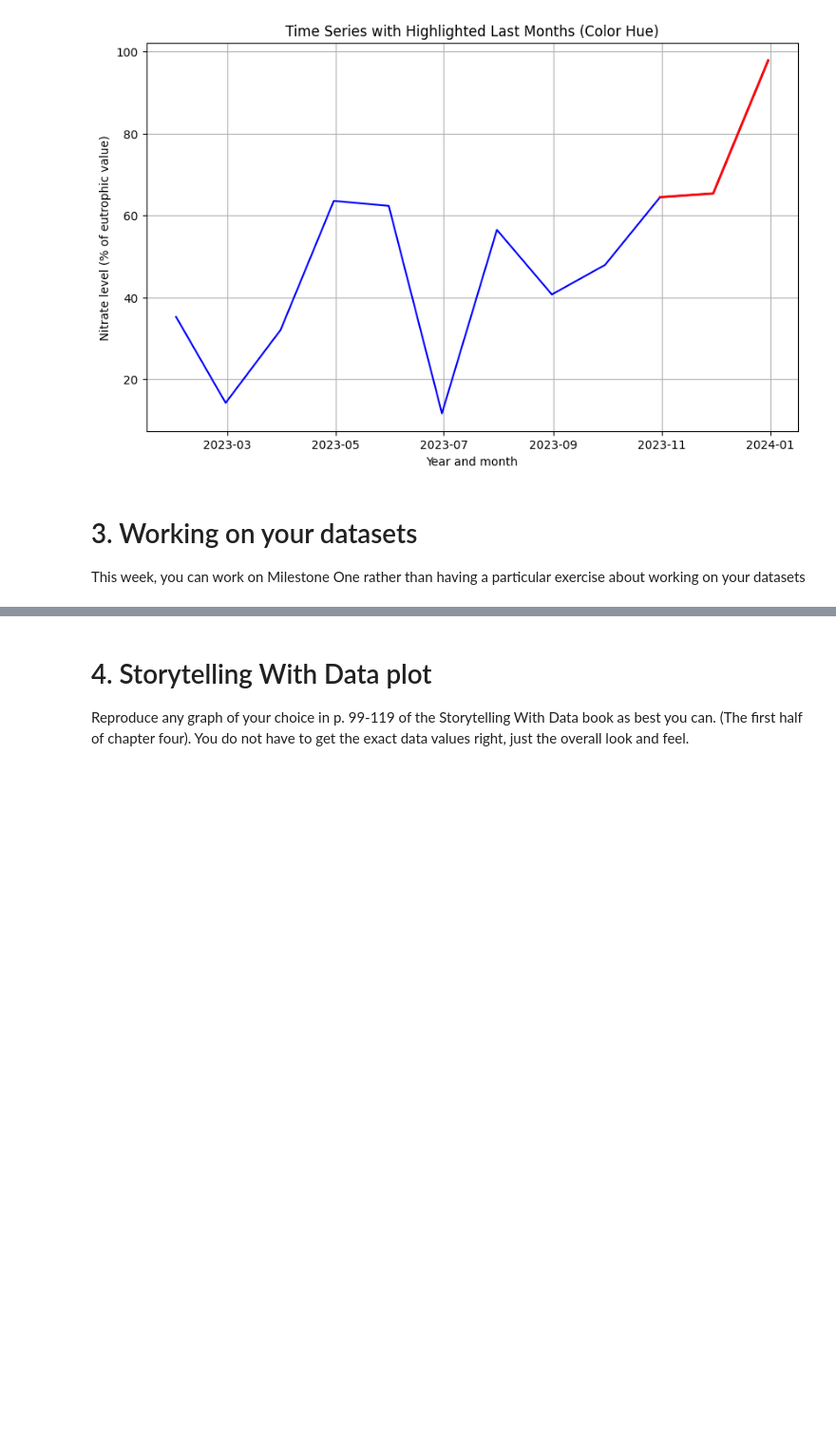
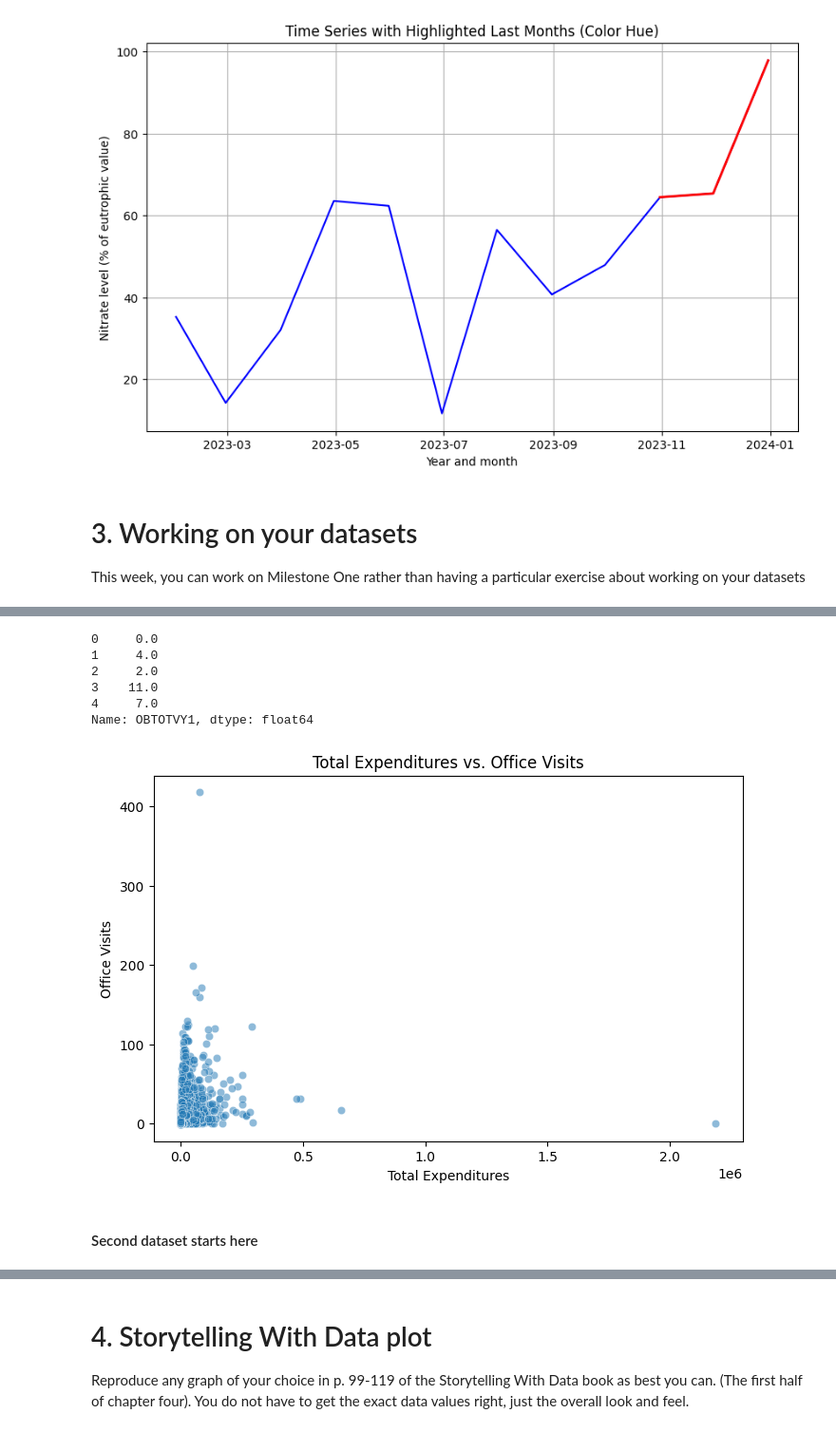
Before and after one commit to itsdipgit2024/Sem2-ModB, a Jupyter notebook: OMDS-ModB2-Week7-Ganguli-Dipankar.ipynb, the cells around one changed output, grey strips where cells are left out. Shown: that part at 95% size. Drawn from its saved outputs; the diff is of its cells as text; code cells hidden in the pictures; blank space fills up the shorter version.

```diff
--- a/OMDS-ModB2-Week7-Ganguli-Dipankar.ipynb
+++ b/OMDS-ModB2-Week7-Ganguli-Dipankar.ipynb
@@ -65,0 +132,19 @@ This week, you can work on Milestone One rather than having a particular exercis
+# %%
+import pandas as pd
+import numpy as np
+from sklearn.preprocessing import LabelEncoder, StandardScaler
+from sklearn.impute import SimpleImputer
+from sklearn.feature_selection import VarianceThreshold
+
+# Drop columns with all missing or only one unique value (constant)
+df_meps = df_meps.dropna(axis=1, how='all')
+df_meps = df_meps.loc[:, df_meps.nunique() > 1]
+
+
+# Separate column types
+numeric_cols = df_meps.select_dtypes(include=['int64', 'float64']).columns
+cat_cols = df_meps.select_dtypes(include=['object']).columns
+
+# Impute missing values
+imputer_num = SimpleImputer(strategy='median')
+df_meps[numeric_cols] = imputer_num.fit_transform(df_meps[numeric_cols])
@@ -65,0 +179,26 @@ This week, you can work on Milestone One rather than having a particular exercis
+# %%
+df_meps['OBTOTVY1'].head()
+# %% [output]
+0     0.0
+1     4.0
+2     2.0
+3    11.0
+4     7.0
+Name: OBTOTVY1, dtype: float64
+# %%
+import pandas as pd
+import seaborn as sns
+import matplotlib.pyplot as plt
+from scipy.stats import chi2_contingency
+# Scatter plot: Total Expenditure vs. Office Visits
+plt.figure(figsize=(8, 5))
+
+sns.scatterplot(data=df_meps, x='TOTEXPY1', y='OBTOTVY1', alpha=0.5)
+plt.title('Total Expenditures vs. Office Visits')
+plt.xlabel('Total Expenditures')
+plt.ylabel('Office Visits')
+plt.show()
+# %% [output]
+[figure, added]
+# %% [markdown]
+#### Second dataset starts here
```
Also changed, not shown: parts of 33 cells of this notebook.
